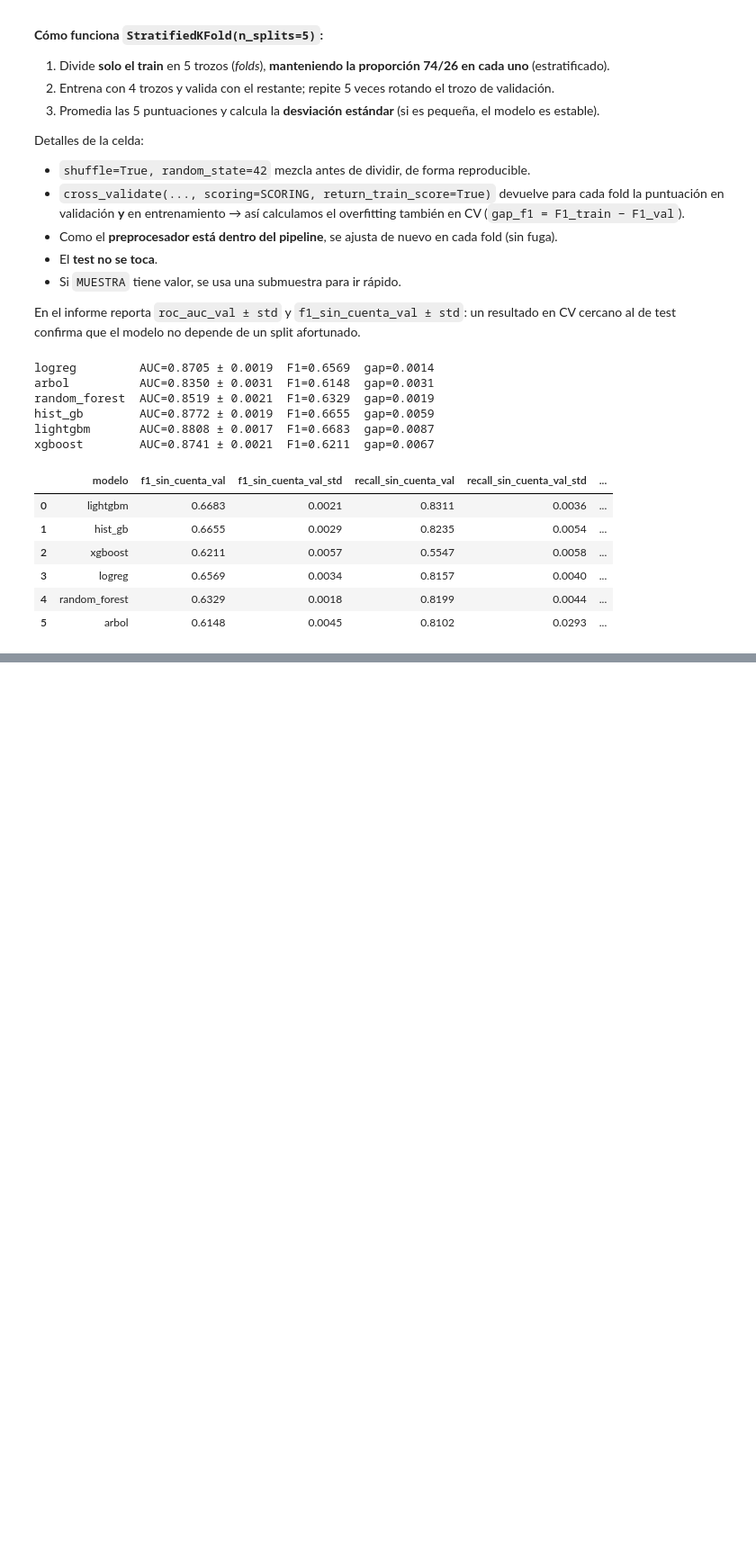
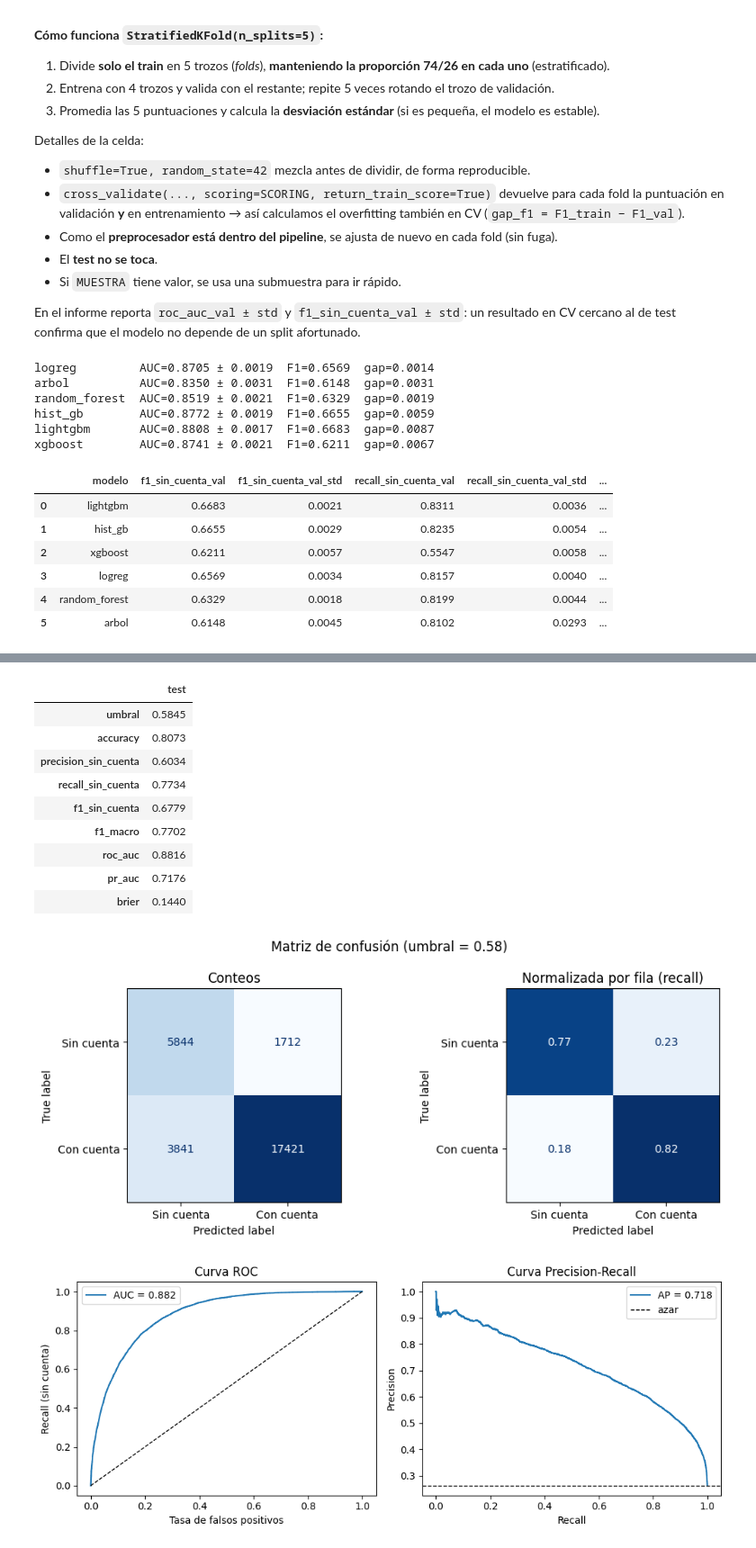
Before and after one commit to Bootcamp-DA-P3/Proyecto_8_Clasificacion_Lena_Tania_Franco, a Jupyter notebook: notebooks/02_modelado.ipynb, the cells around one changed output, grey strips where cells are left out. Shown at 90% size. Drawn from its saved outputs; the diff is of its cells as text; code cells hidden in the pictures; blank space fills up the shorter version.

```diff
--- a/notebooks/02_modelado.ipynb
+++ b/notebooks/02_modelado.ipynb
@@ -459,0 +561,49 @@ xgboost        AUC=0.8741 ± 0.0021  F1=0.6211  gap=0.0067
+# %%
+p0_test = p_sin_cuenta(pipe_final, X_test)
+m_test = metricas(y_test, p0_test, umbral)
+guardar_json(m_test, TABLES_DIR / "metricas_test.json")
+display(pd.Series(m_test, name="test").round(4).to_frame())
+
+# ---------- 9.1 matriz de confusión ----------
+y_pred = predecir_clase(p0_test, umbral)
+fig, ejes = plt.subplots(1, 2, figsize=(10, 4))
+for ax, norm, titulo in zip(ejes, [None, "true"], ["Conteos", "Normalizada por fila (recall)"]):
+    ConfusionMatrixDisplay(confusion_matrix(y_test, y_pred, labels=[0, 1], normalize=norm),
+                           display_labels=["Sin cuenta", "Con cuenta"]).plot(
+        ax=ax, cmap="Blues", colorbar=False, values_format=".2f" if norm else "d")
+    ax.set_title(titulo)
+fig.suptitle(f"Matriz de confusión (umbral = {umbral:.2f})"); fig.tight_layout()
+fig.savefig(FIGURES_DIR / "matriz_confusion.png", dpi=150); plt.show()
+
+# ---------- 9.2 ROC y Precision-Recall ----------
+y_excl = (np.asarray(y_test) == POS_LABEL).astype(int)
+fpr, tpr, _ = roc_curve(y_excl, p0_test)
+prec, rec, _ = precision_recall_curve(y_excl, p0_test)
+fig, ejes = plt.subplots(1, 2, figsize=(10, 4))
+ejes[0].plot(fpr, tpr, label=f"AUC = {roc_auc_score(y_excl, p0_test):.3f}")
+ejes[0].plot([0, 1], [0, 1], "k--", lw=1)
+ejes[0].set(xlabel="Tasa de falsos positivos", ylabel="Recall (sin cuenta)", title="Curva ROC"); ejes[0].legend()
+ejes[1].plot(rec, prec, label=f"AP = {average_precision_score(y_excl, p0_test):.3f}")
+ejes[1].axhline(y_excl.mean(), color="k", ls="--", lw=1, label="azar")
+ejes[1].set(xlabel="Recall", ylabel="Precision", title="Curva Precision-Recall"); ejes[1].legend()
+fig.tight_layout(); fig.savefig(FIGURES_DIR / "roc_pr.png", dpi=150); plt.show()
+
+# ---------- 9.3 calibración ----------
+frac, media = calibration_curve(y_excl, p0_test, n_bins=10, strategy="quantile")
+fig, ax = plt.subplots(figsize=(5, 4.5))
+ax.plot(media, frac, "o-"); ax.plot([0, 1], [0, 1], "k--", lw=1)
+ax.set(xlabel="Probabilidad predicha de no tener cuenta", ylabel="Fracción real", title="Calibración")
+fig.tight_layout(); fig.savefig(FIGURES_DIR / "calibracion.png", dpi=150); plt.show()
+# %% [output]
+|  | test |
+| umbral | 0.5845 |
+| accuracy | 0.8073 |
+| precision_sin_cuenta | 0.6034 |
+| recall_sin_cuenta | 0.7734 |
+| f1_sin_cuenta | 0.6779 |
+| f1_macro | 0.7702 |
+| roc_auc | 0.8816 |
+| pr_auc | 0.7176 |
+| brier | 0.1440 |
+[figure, added]
+[figure, added]
```
Also changed, not shown: parts of 14 cells of this notebook.
